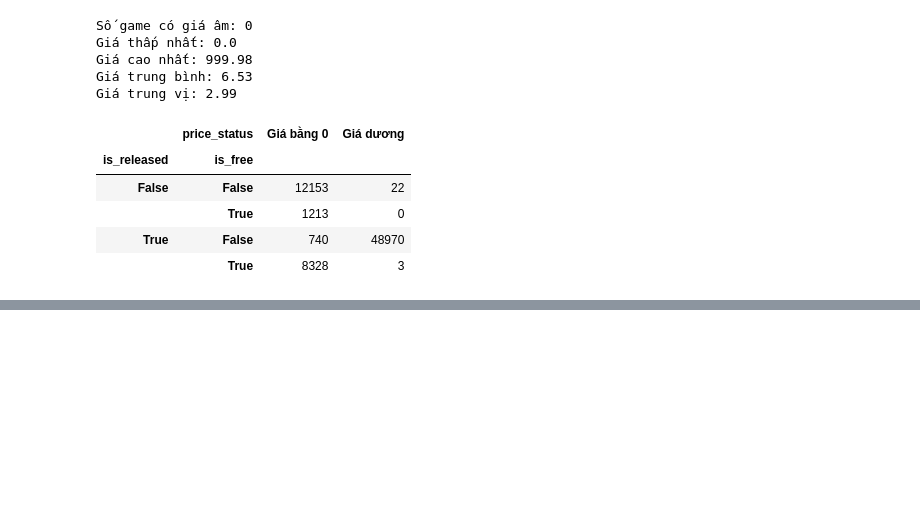
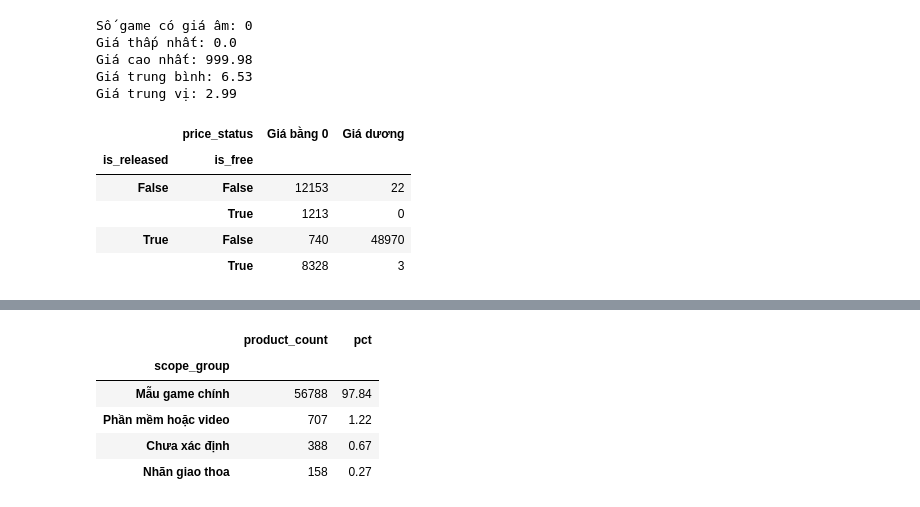
Before and after one commit to Duongvutung/Steam-Market-Intelligence-What-Makes-a-Game-Succeed-on-Steam, a Jupyter notebook: notebooks/01_cleaning.ipynb, the cells around one changed output, grey strips where cells are left out. Saved outputs shown, nothing was run; the diff lists cells and outputs as text; code cells hidden in the pictures; blank space fills up the shorter version.

```diff
--- a/notebooks/01_cleaning.ipynb
+++ b/notebooks/01_cleaning.ipynb
@@ -357,0 +522,41 @@ Mẫu game ghi nhận trả phí nhưng giá bằng 0:
+# %%
+released_products["scope_group"] = "Chưa xác định"
+
+game_only = (
+    released_products["has_game_label"]
+    & ~released_products["has_non_game_label"]
+)
+
+non_game_only = (
+    ~released_products["has_game_label"]
+    & released_products["has_non_game_label"]
+)
+
+mixed = (
+    released_products["has_game_label"]
+    & released_products["has_non_game_label"]
+)
+
+released_products.loc[game_only, "scope_group"] = "Mẫu game chính"
+released_products.loc[non_game_only, "scope_group"] = "Phần mềm hoặc video"
+released_products.loc[mixed, "scope_group"] = "Nhãn giao thoa"
+
+scope_summary = (
+    released_products["scope_group"]
+    .value_counts()
+    .rename_axis("scope_group")
+    .to_frame("product_count")
+)
+
+scope_summary["pct"] = (
+    scope_summary["product_count"] / len(released_products) * 100
+).round(2)
+
+display(scope_summary)
+# %% [output]
+|  | product_count | pct |
+| scope_group |  |  |
+| Mẫu game chính | 56788 | 97.84 |
+| Phần mềm hoặc video | 707 | 1.22 |
+| Chưa xác định | 388 | 0.67 |
+| Nhãn giao thoa | 158 | 0.27 |
```
Also changed, not shown: parts of 3 cells of this notebook, 1 other file.
